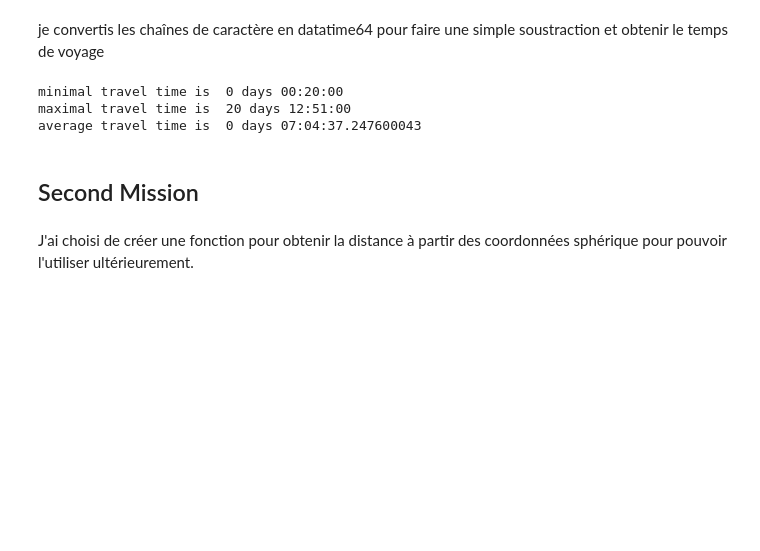
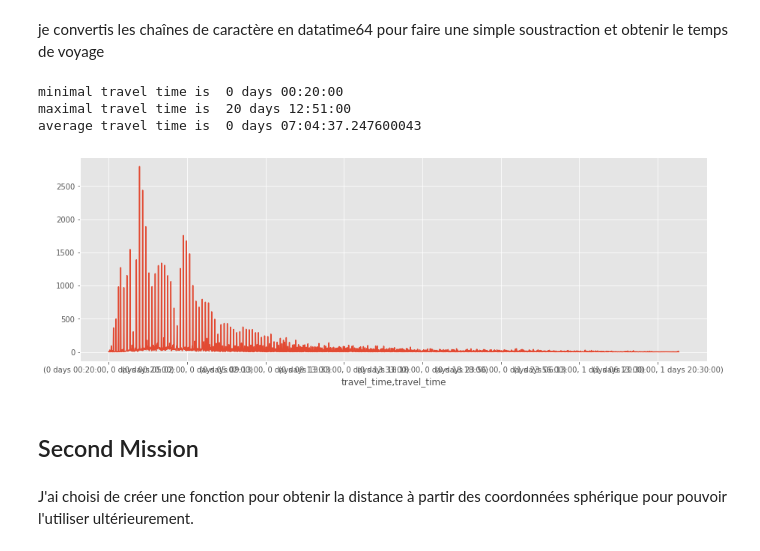
Before and after one commit to HugoGrellier/Tictactrip, a Jupyter notebook: Tictactrip.ipynb, the cells around one changed output. Saved outputs shown, nothing was run; the diff lists cells and outputs as text; code cells hidden in the pictures; blank space fills up the shorter version.

```diff
--- a/Tictactrip.ipynb
+++ b/Tictactrip.ipynb
@@ -85,21 +87,23 @@ je convertis les chaînes de caractère en datatime64 pour faire une simple sous
 # %%
 #convert string to datatime64
 df_ticket['departure_ts'] = pd.to_datetime(df_ticket['departure_ts'])
 df_ticket['arrival_ts'] = pd.to_datetime(df_ticket['arrival_ts'])
-
-df_travelTime = df_ticket['arrival_ts']-df_ticket['departure_ts']
-
-min_travelTime = min(df_travelTime)
-max_travelTime = max(df_travelTime)
-avg_travelTime = df_travelTime.mean()
+df_travelTime = pd.DataFrame()
+df_travelTime['travel_time'] = df_ticket['arrival_ts']-df_ticket['departure_ts']
+#number of ticket by the travel time
+df_travelTime.groupby('travel_time')['travel_time'].value_counts().plot()
+min_travelTime = min(df_travelTime['travel_time'])
+max_travelTime = max(df_travelTime['travel_time'])
+avg_travelTime = df_travelTime['travel_time'].mean()
 
 print('minimal travel time is ', min_travelTime )
 print('maximal travel time is ', max_travelTime )
 print('average travel time is ', avg_travelTime )
 # %% [output]
 minimal travel time is  0 days 00:20:00
 maximal travel time is  20 days 12:51:00
 average travel time is  0 days 07:04:37.247600043
+[figure, added]
 # %% [markdown]
 ## Second Mission
 # %% [markdown]
```
Also changed, not shown: parts of 10 cells of this notebook.
